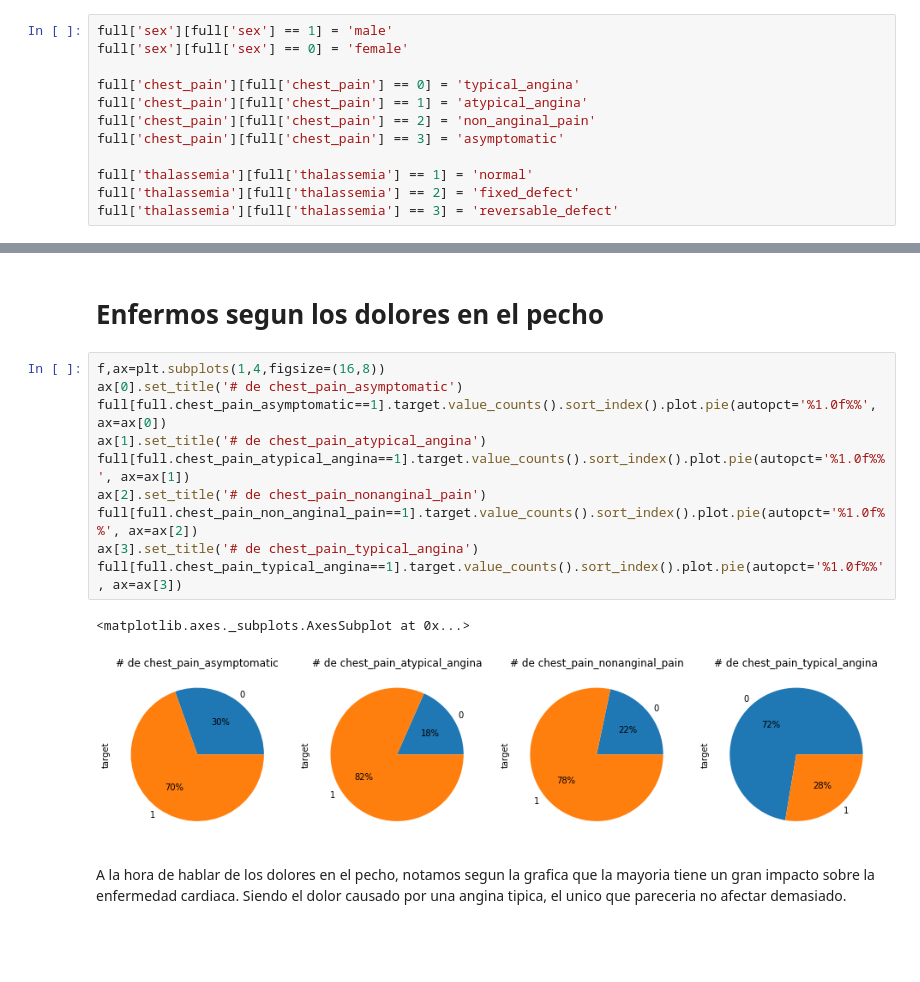
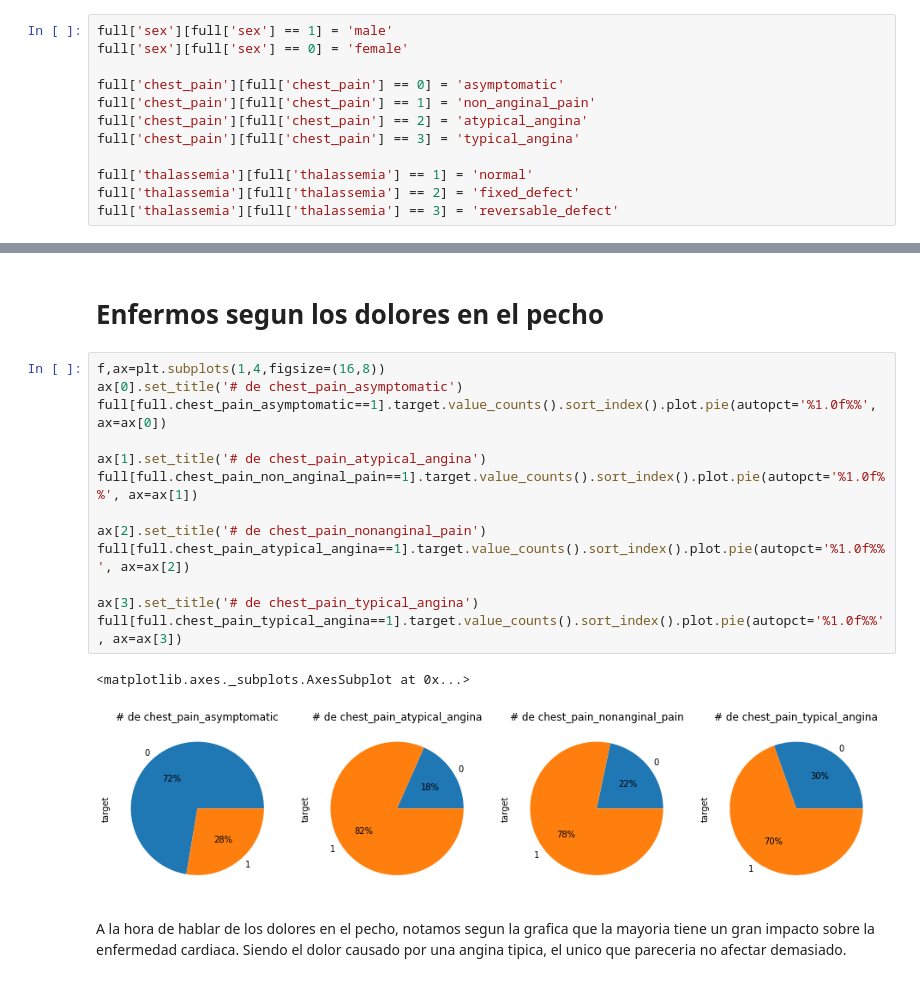
Before and after one commit to NicoMalta/ml_ucse, a Jupyter notebook: tp1_exploration.ipynb, the cells around one changed output, grey strips where cells are left out. Cells and saved outputs as stored; diff of their text form; blank space fills up the shorter version.

Commit message:
Fix chest_pain

```diff
--- a/tp1_exploration.ipynb
+++ b/tp1_exploration.ipynb
@@ -195,10 +195,10 @@ dtype: object
 full['sex'][full['sex'] == 1] = 'male'
 full['sex'][full['sex'] == 0] = 'female'
 
-full['chest_pain'][full['chest_pain'] == 0] = 'typical_angina'
-full['chest_pain'][full['chest_pain'] == 1] = 'atypical_angina'
-full['chest_pain'][full['chest_pain'] == 2] = 'non_anginal_pain'
-full['chest_pain'][full['chest_pain'] == 3] = 'asymptomatic'
+full['chest_pain'][full['chest_pain'] == 0] = 'asymptomatic'
+full['chest_pain'][full['chest_pain'] == 1] = 'non_anginal_pain'
+full['chest_pain'][full['chest_pain'] == 2] = 'atypical_angina'
+full['chest_pain'][full['chest_pain'] == 3] = 'typical_angina'
 
 full['thalassemia'][full['thalassemia'] == 1] = 'normal'
 full['thalassemia'][full['thalassemia'] == 2] = 'fixed_defect'
@@ -333,16 +333,19 @@ Segun los graficos, podemos observar que tener mas de 120 mg/dl de azucar en san
 # %%
 f,ax=plt.subplots(1,4,figsize=(16,8))
 ax[0].set_title('# de chest_pain_asymptomatic')
 full[full.chest_pain_asymptomatic==1].target.value_counts().sort_index().plot.pie(autopct='%1.0f%%', ax=ax[0])
+
 ax[1].set_title('# de chest_pain_atypical_angina')
-full[full.chest_pain_atypical_angina==1].target.value_counts().sort_index().plot.pie(autopct='%1.0f%%', ax=ax[1])
+full[full.chest_pain_non_anginal_pain==1].target.value_counts().sort_index().plot.pie(autopct='%1.0f%%', ax=ax[1])
+
 ax[2].set_title('# de chest_pain_nonanginal_pain')
-full[full.chest_pain_non_anginal_pain==1].target.value_counts().sort_index().plot.pie(autopct='%1.0f%%', ax=ax[2])
+full[full.chest_pain_atypical_angina==1].target.value_counts().sort_index().plot.pie(autopct='%1.0f%%', ax=ax[2])
+
 ax[3].set_title('# de chest_pain_typical_angina')
 full[full.chest_pain_typical_angina==1].target.value_counts().sort_index().plot.pie(autopct='%1.0f%%', ax=ax[3])
 # %% [output]
 <matplotlib.axes._subplots.AxesSubplot at 0x...>
-[figure, old version]
+[figure, new version]
 # %% [markdown]
 A la hora de hablar de los dolores en el pecho, notamos segun la grafica que la mayoria tiene un gran impacto sobre la enfermedad cardiaca. Siendo el dolor causado por una angina tipica, el unico que pareceria no afectar demasiado.
 # %% [markdown]
```
Also changed, not shown: parts of 1 cell of this notebook.
